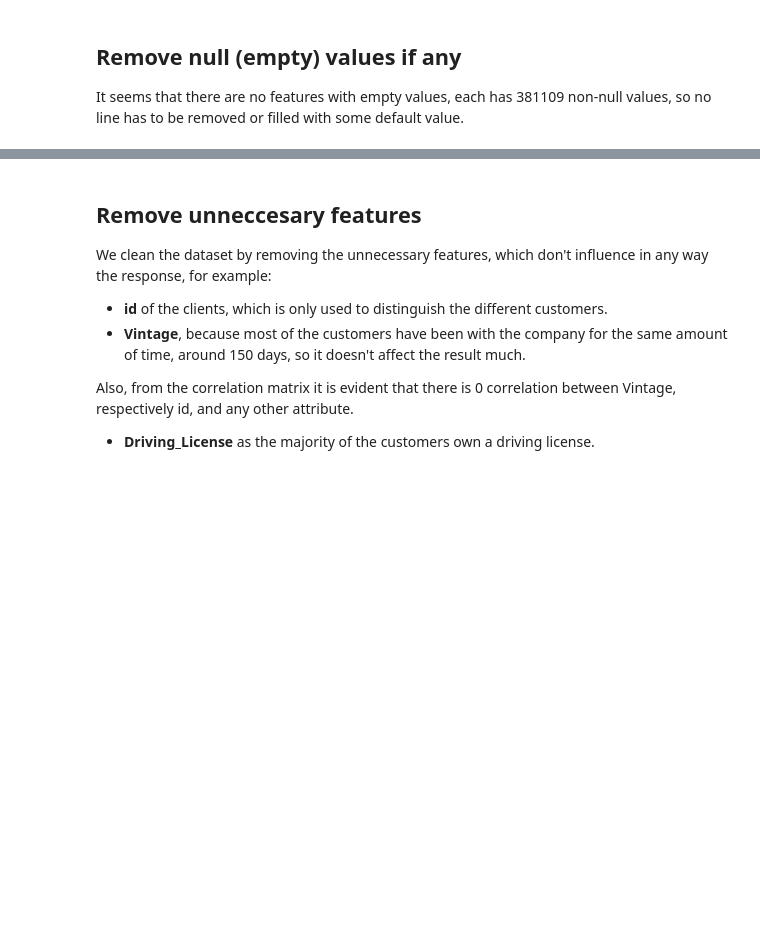
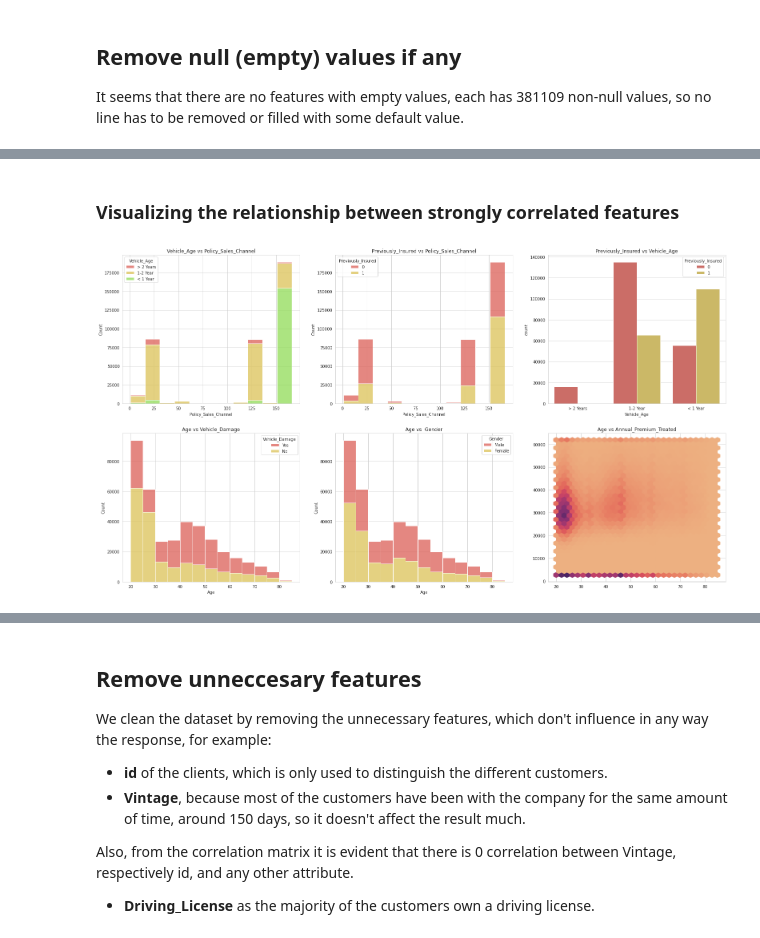
Before and after one commit to keresztesbeata/Intelligent-Systems-Lab, a Jupyter notebook: Health-Insurance-Cross-Sell-Prediction/Car_insurance.ipynb, the cells around one changed output, grey strips where cells are left out. Saved outputs shown, nothing was run; the diff lists cells and outputs as text; code cells hidden in the pictures; blank space fills up the shorter version.

```diff
--- a/Health-Insurance-Cross-Sell-Prediction/Car_insurance.ipynb
+++ b/Health-Insurance-Cross-Sell-Prediction/Car_insurance.ipynb
@@ -1055,0 +1085,33 @@ dtype: int64
+# %% [markdown]
+### Visualizing the relationship between strongly correlated features
+# %%
+fig, axes = plt.subplots(2, 3, figsize=(27,15))
+
+sns.histplot(binwidth=15, x="Policy_Sales_Channel",
+                 hue="Vehicle_Age", data=train,
+                 stat="count", multiple="stack",ax=axes[0][0])
+axes[0][0].set_title("Vehicle_Age vs Policy_Sales_Channel")
+
+sns.histplot(binwidth=15,hue="Previously_Insured",
+                 x="Policy_Sales_Channel", data=train,ax=axes[0][1],
+             stat="count", multiple="stack")
+axes[0][1].set_title("Previously_Insured vs Policy_Sales_Channel")
+
+sns.countplot(hue="Previously_Insured",
+                 x="Vehicle_Age", data=train, ax=axes[0][2])
+axes[0][2].set_title("Previously_Insured vs Vehicle_Age")
+
+sns.histplot(binwidth=5, hue="Vehicle_Damage",
+                 x="Age", data=train,
+                 stat="count", multiple="stack",ax=axes[1][0])
+axes[1][0].set_title("Age vs Vehicle_Damage")
+
+sns.histplot(binwidth=5, x="Age",hue="Gender", data=train,ax = axes[1][1], stat="count", multiple="stack")
+axes[1][1].set_title("Age vs  Gender")
+
+axes[1][2].hexbin(x="Age", y="Annual_Premium_Treated", data=train, gridsize = 30,cmap = "flare" )
+axes[1][2].set_title("Age vs Annual_Premium_Treated")
+
+plt.show()
+# %% [output]
+[figure, added]
```
Also changed, not shown: parts of 55 cells of this notebook, 2 other files.
